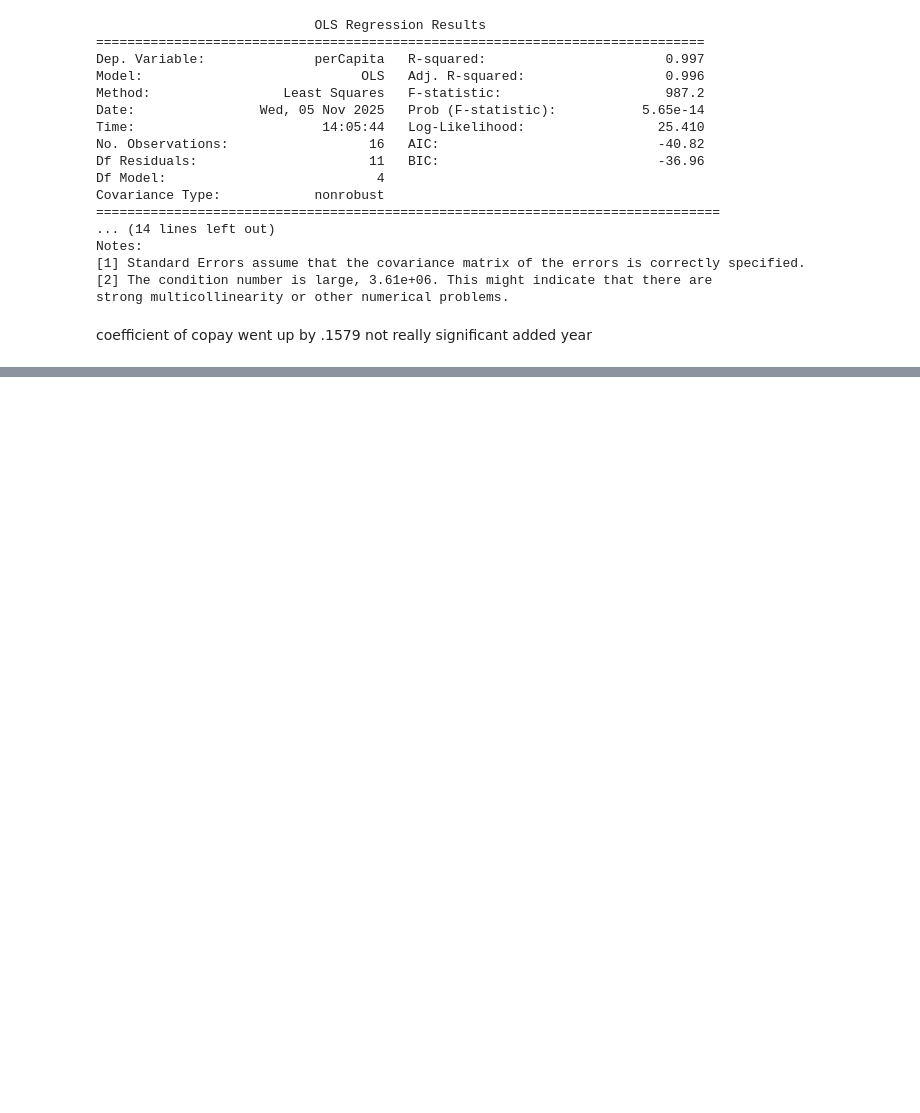
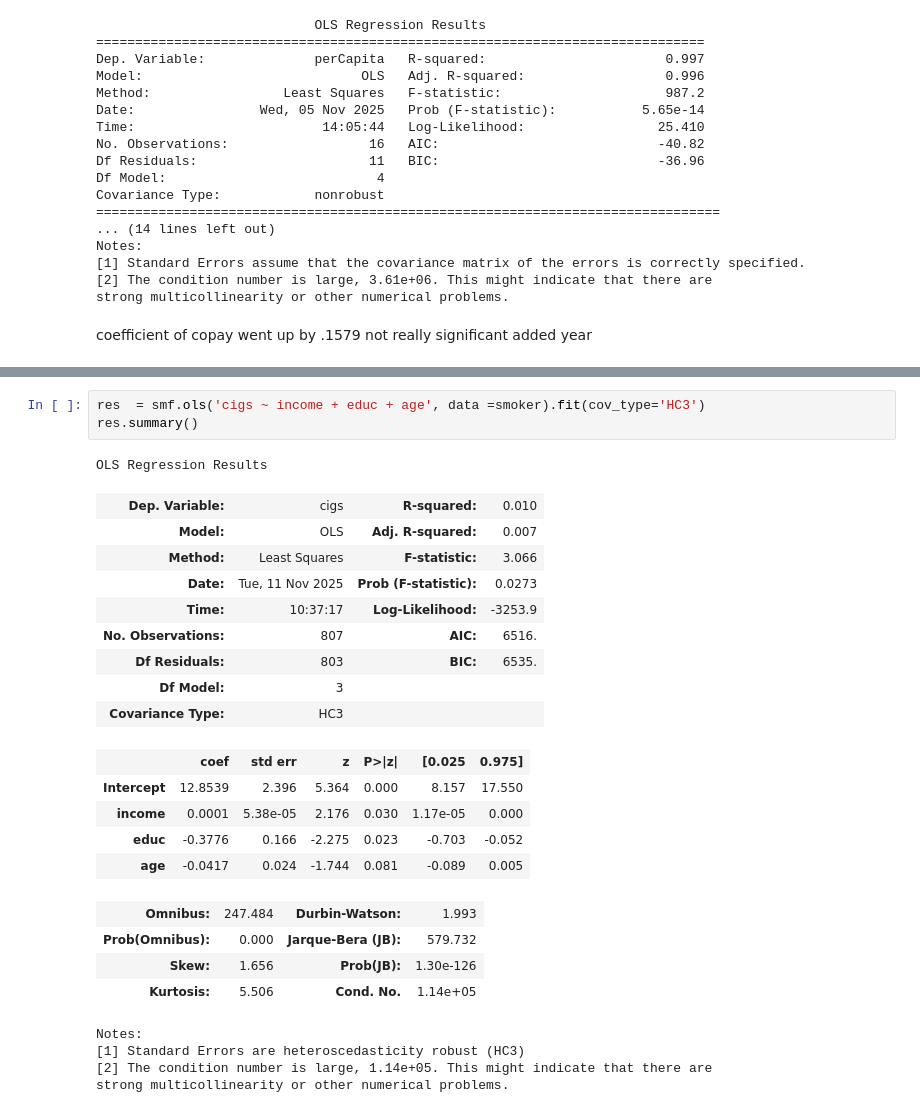
Before and after one commit to messymoose/ECON570, a Jupyter notebook: Study/exam_2_study.ipynb, the cells around one changed output, grey strips where cells are left out. Drawn from its saved outputs; the diff is of its cells as text; blank space fills up the shorter version.

```diff
--- a/Study/exam_2_study.ipynb
+++ b/Study/exam_2_study.ipynb
@@ -252,0 +270,27 @@ added year
+# %%
+res  = smf.ols('cigs ~ income + educ + age', data =smoker).fit(cov_type='HC3')
+res.summary()
+# %% [output]
+OLS Regression Results
+| Dep. Variable: | cigs | R-squared: | 0.010 |
+| Model: | OLS | Adj. R-squared: | 0.007 |
+| Method: | Least Squares | F-statistic: | 3.066 |
+| Date: | Tue, 11 Nov 2025 | Prob (F-statistic): | 0.0273 |
+| Time: | 10:37:17 | Log-Likelihood: | -3253.9 |
+| No. Observations: | 807 | AIC: | 6516. |
+| Df Residuals: | 803 | BIC: | 6535. |
+| Df Model: | 3 |  |  |
+| Covariance Type: | HC3 |  |  |
+|  | coef | std err | z | P>|z| | [0.025 | 0.975] |
+| Intercept | 12.8539 | 2.396 | 5.364 | 0.000 | 8.157 | 17.550 |
+| income | 0.0001 | 5.38e-05 | 2.176 | 0.030 | 1.17e-05 | 0.000 |
+| educ | -0.3776 | 0.166 | -2.275 | 0.023 | -0.703 | -0.052 |
+| age | -0.0417 | 0.024 | -1.744 | 0.081 | -0.089 | 0.005 |
+| Omnibus: | 247.484 | Durbin-Watson: | 1.993 |
+| Prob(Omnibus): | 0.000 | Jarque-Bera (JB): | 579.732 |
+| Skew: | 1.656 | Prob(JB): | 1.30e-126 |
+| Kurtosis: | 5.506 | Cond. No. | 1.14e+05 |
+Notes:
+[1] Standard Errors are heteroscedasticity robust (HC3)
+[2] The condition number is large, 1.14e+05. This might indicate that there are
+strong multicollinearity or other numerical problems.
```
Also changed, not shown: parts of 3 cells of this notebook, 6 other files.
